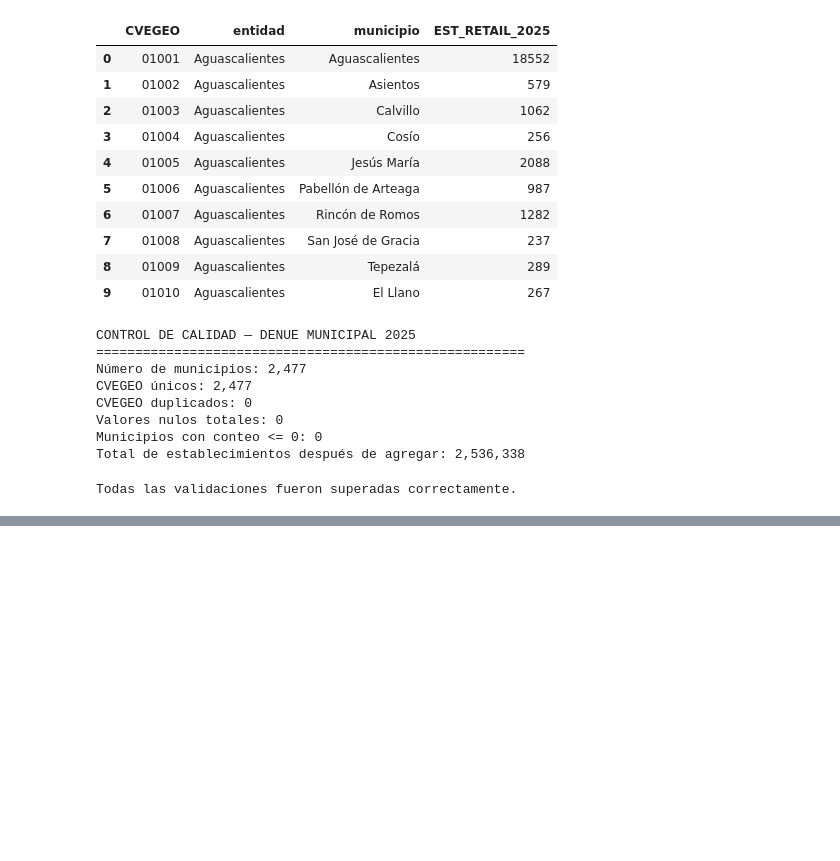
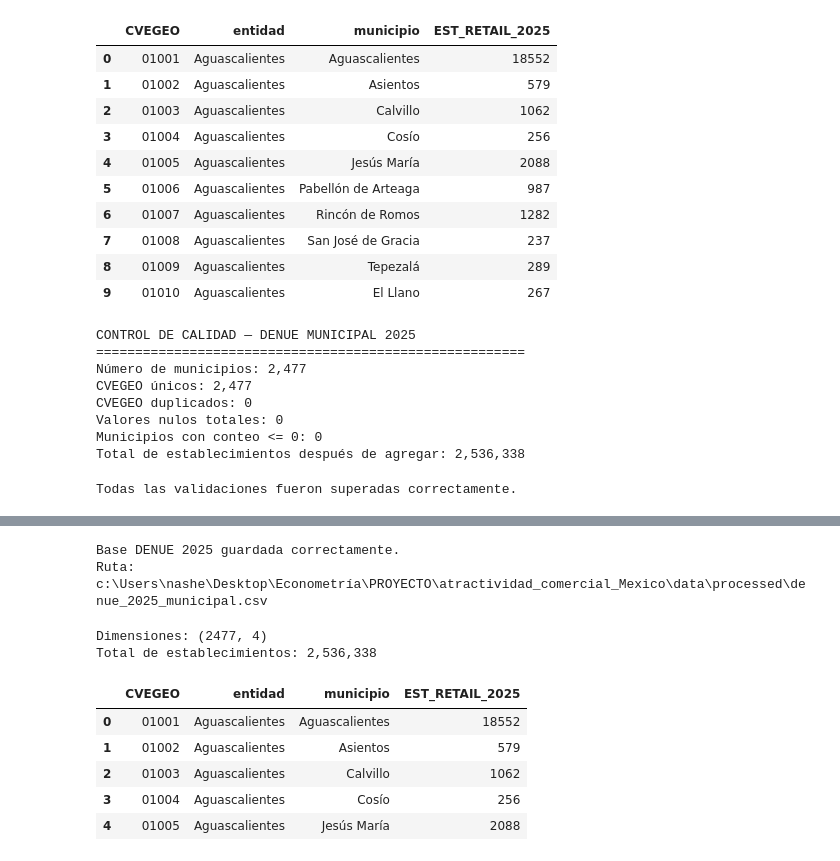
Before and after one commit to Nash963/atractividad-comercial-municipal-mexico, a Jupyter notebook: notebooks/02_denue_2025.ipynb, the cells around one changed output, grey strips where cells are left out. Saved outputs shown, nothing was run; the diff lists cells and outputs as text; code cells hidden in the pictures; blank space fills up the shorter version.

Commit message:
feat: construye base municipal DENUE 2025

```diff
--- a/notebooks/02_denue_2025.ipynb
+++ b/notebooks/02_denue_2025.ipynb
@@ -1290,0 +1299,53 @@ Todas las validaciones fueron superadas correctamente.
+# %%
+# Ruta de salida
+PROCESSED_DIR = PROJECT_ROOT / "data" / "processed"
+
+PROCESSED_DIR.mkdir(
+    parents=True,
+    exist_ok=True
+)
+
+archivo_salida_2025 = (
+    PROCESSED_DIR / "denue_2025_municipal.csv"
+)
+
+denue_2025_municipal.to_csv(
+    archivo_salida_2025,
+    index=False,
+    encoding="utf-8-sig"
+)
+
+print("Base DENUE 2025 guardada correctamente.")
+print(f"Ruta: {archivo_salida_2025}")
+# %% [output]
+Base DENUE 2025 guardada correctamente.
+Ruta: c:\Users\nashe\Desktop\Econometría\PROYECTO\atractividad_comercial_Mexico\data\processed\denue_2025_municipal.csv
+# %%
+###Verificación del archivo guardado
+denue_2025_verificacion = pd.read_csv(
+    archivo_salida_2025,
+    dtype={"CVEGEO": "string"}
+)
+
+print(
+    "Dimensiones:",
+    denue_2025_verificacion.shape
+)
+
+print(
+    "Total de establecimientos:",
+    f"{denue_2025_verificacion['EST_RETAIL_2025'].sum():,}"
+)
+
+display(
+    denue_2025_verificacion.head()
+)
+# %% [output]
+Dimensiones: (2477, 4)
+Total de establecimientos: 2,536,338
+|  | CVEGEO | entidad | municipio | EST_RETAIL_2025 |
+| 0 | 01001 | Aguascalientes | Aguascalientes | 18552 |
+| 1 | 01002 | Aguascalientes | Asientos | 579 |
+| 2 | 01003 | Aguascalientes | Calvillo | 1062 |
+| 3 | 01004 | Aguascalientes | Cosío | 256 |
+| 4 | 01005 | Aguascalientes | Jesús María | 2088 |
```
Also changed, not shown: parts of 1 cell of this notebook.
